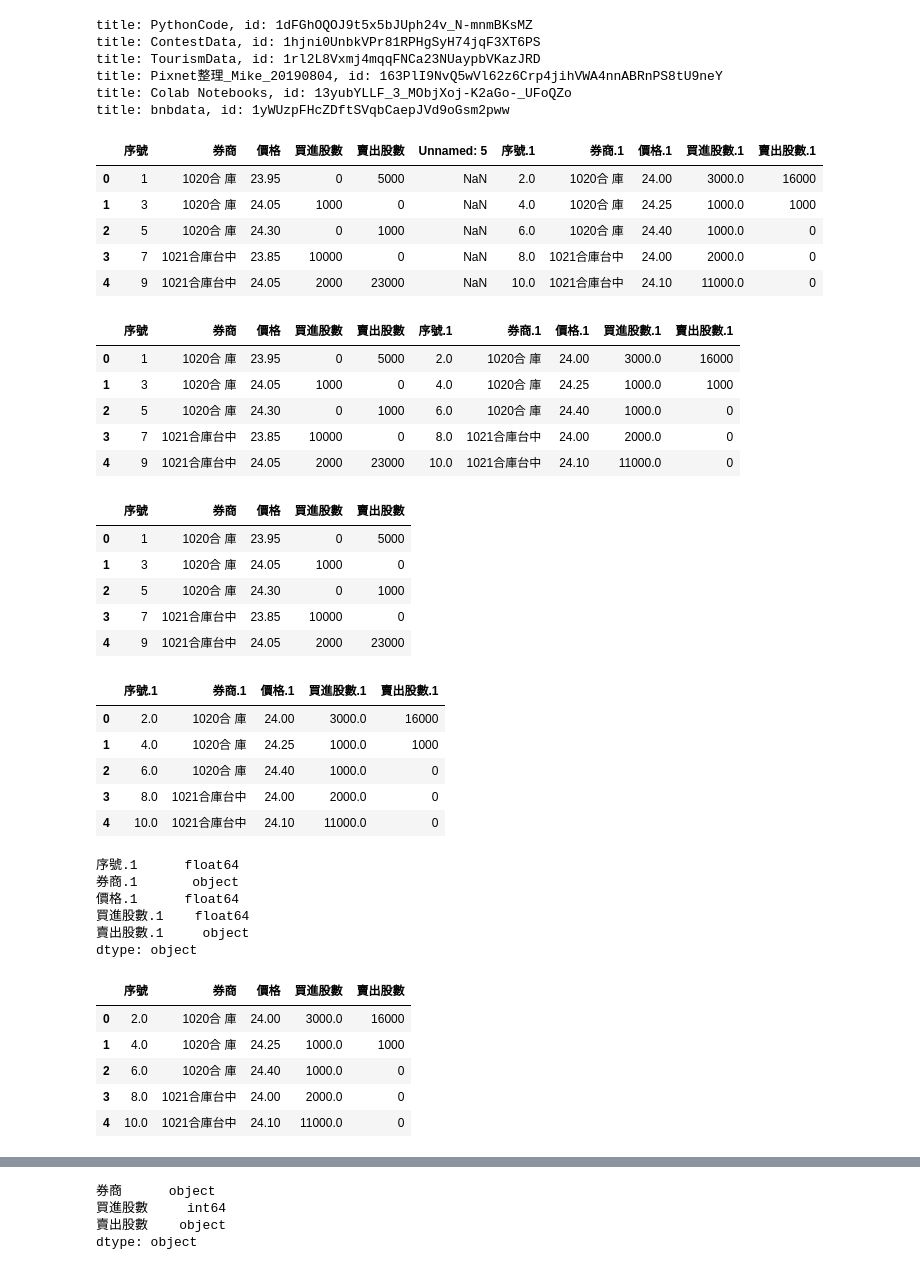
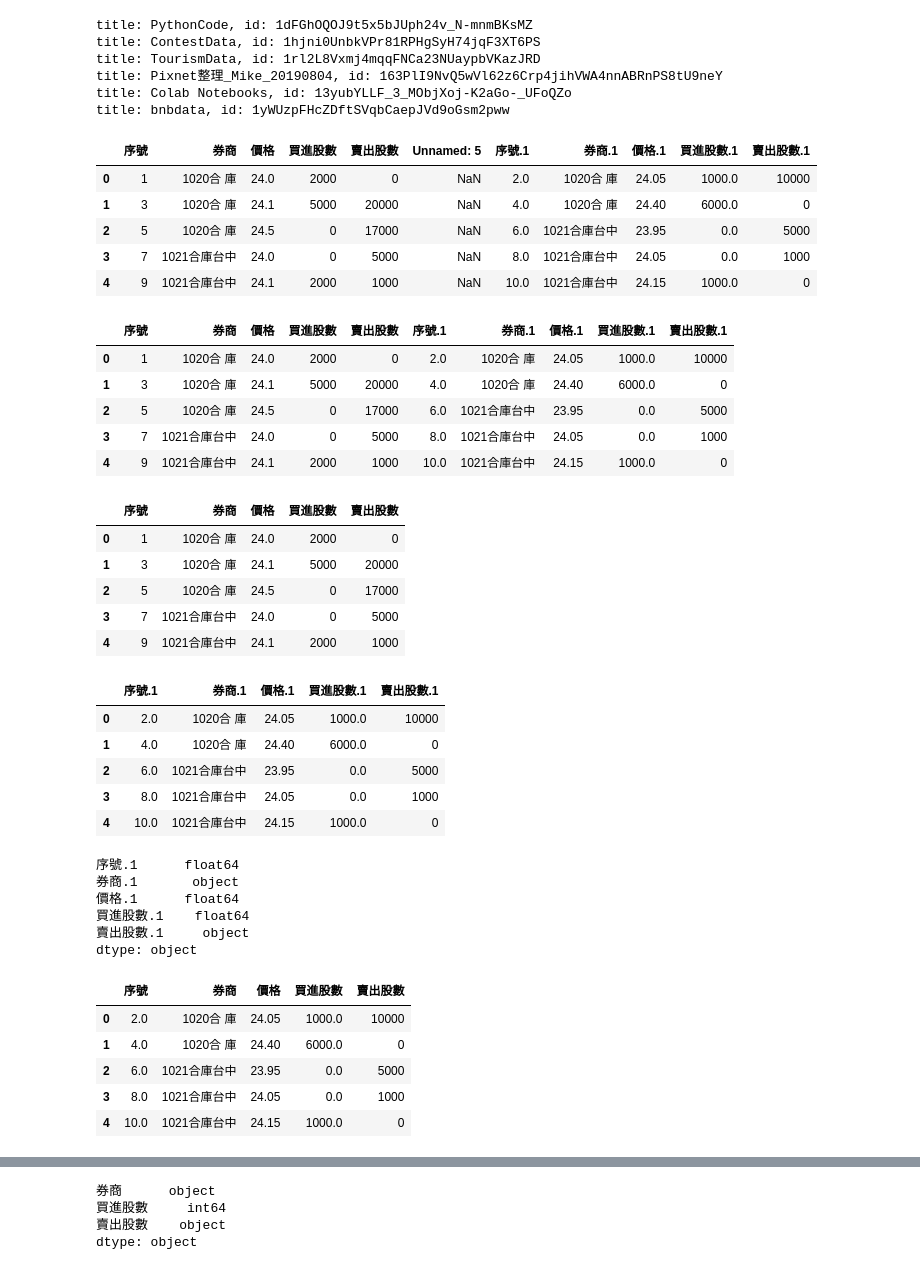
Before and after one commit to cwcheng0/practicepython, a Jupyter notebook: TaiwanStockCount.ipynb, the cells around one changed output, grey strips where cells are left out. Drawn from its saved outputs; the diff is of its cells as text; code cells hidden in the pictures.

```diff
--- a/TaiwanStockCount.ipynb
+++ b/TaiwanStockCount.ipynb
@@ -54,29 +54,29 @@ title: bnbdata, id: 1yWUzpFHcZDftSVqbCaepJVd9oGsm2pww
 # %%
 # Check first 5 rows in a file
 # from tabula import
-df = pd.read_csv('/content/gdrive/My Drive/ContestData/FinanceData/2353_20200907.csv',encoding='big5hkscs',skiprows=2)
+df = pd.read_csv('/content/gdrive/My Drive/ContestData/FinanceData/2353_20200908.csv',encoding='big5hkscs',skiprows=2)
 
 # Notice datatypes changed in some columns.
 # Check first few rows.
 df.head()
 # %% [output]
 |  | 序號 | 券商 | 價格 | 買進股數 | 賣出股數 | Unnamed: 5 | 序號.1 | 券商.1 | 價格.1 | 買進股數.1 | 賣出股數.1 |
-| 0 | 1 | 1020合 庫 | 23.95 | 0 | 5000 | NaN | 2.0 | 1020合 庫 | 24.00 | 3000.0 | 16000 |
-| 1 | 3 | 1020合 庫 | 24.05 | 1000 | 0 | NaN | 4.0 | 1020合 庫 | 24.25 | 1000.0 | 1000 |
-| 2 | 5 | 1020合 庫 | 24.30 | 0 | 1000 | NaN | 6.0 | 1020合 庫 | 24.40 | 1000.0 | 0 |
-| 3 | 7 | 1021合庫台中 | 23.85 | 10000 | 0 | NaN | 8.0 | 1021合庫台中 | 24.00 | 2000.0 | 0 |
-| 4 | 9 | 1021合庫台中 | 24.05 | 2000 | 23000 | NaN | 10.0 | 1021合庫台中 | 24.10 | 11000.0 | 0 |
+| 0 | 1 | 1020合 庫 | 24.0 | 2000 | 0 | NaN | 2.0 | 1020合 庫 | 24.05 | 1000.0 | 10000 |
+| 1 | 3 | 1020合 庫 | 24.1 | 5000 | 20000 | NaN | 4.0 | 1020合 庫 | 24.40 | 6000.0 | 0 |
+| 2 | 5 | 1020合 庫 | 24.5 | 0 | 17000 | NaN | 6.0 | 1021合庫台中 | 23.95 | 0.0 | 5000 |
+| 3 | 7 | 1021合庫台中 | 24.0 | 0 | 5000 | NaN | 8.0 | 1021合庫台中 | 24.05 | 0.0 | 1000 |
+| 4 | 9 | 1021合庫台中 | 24.1 | 2000 | 1000 | NaN | 10.0 | 1021合庫台中 | 24.15 | 1000.0 | 0 |
 # %%
 # Drop some columns.
 df = df.drop(df.columns[[5]], axis=1)
 df.head()
 # %% [output]
 |  | 序號 | 券商 | 價格 | 買進股數 | 賣出股數 | 序號.1 | 券商.1 | 價格.1 | 買進股數.1 | 賣出股數.1 |
-| 0 | 1 | 1020合 庫 | 23.95 | 0 | 5000 | 2.0 | 1020合 庫 | 24.00 | 3000.0 | 16000 |
-| 1 | 3 | 1020合 庫 | 24.05 | 1000 | 0 | 4.0 | 1020合 庫 | 24.25 | 1000.0 | 1000 |
-| 2 | 5 | 1020合 庫 | 24.30 | 0 | 1000 | 6.0 | 1020合 庫 | 24.40 | 1000.0 | 0 |
-| 3 | 7 | 1021合庫台中 | 23.85 | 10000 | 0 | 8.0 | 1021合庫台中 | 24.00 | 2000.0 | 0 |
-| 4 | 9 | 1021合庫台中 | 24.05 | 2000 | 23000 | 10.0 | 1021合庫台中 | 24.10 | 11000.0 | 0 |
+| 0 | 1 | 1020合 庫 | 24.0 | 2000 | 0 | 2.0 | 1020合 庫 | 24.05 | 1000.0 | 10000 |
+| 1 | 3 | 1020合 庫 | 24.1 | 5000 | 20000 | 4.0 | 1020合 庫 | 24.40 | 6000.0 | 0 |
+| 2 | 5 | 1020合 庫 | 24.5 | 0 | 17000 | 6.0 | 1021合庫台中 | 23.95 | 0.0 | 5000 |
+| 3 | 7 | 1021合庫台中 | 24.0 | 0 | 5000 | 8.0 | 1021合庫台中 | 24.05 | 0.0 | 1000 |
+| 4 | 9 | 1021合庫台中 | 24.1 | 2000 | 1000 | 10.0 | 1021合庫台中 | 24.15 | 1000.0 | 0 |
 # %%
 # Split fields into 2 files.
 # Copy files
@@ -86,22 +86,22 @@ df1 = df1.drop(df.columns[[5,6,7,8,9]], axis=1)
 df1.head()
 # %% [output]
 |  | 序號 | 券商 | 價格 | 買進股數 | 賣出股數 |
-| 0 | 1 | 1020合 庫 | 23.95 | 0 | 5000 |
-| 1 | 3 | 1020合 庫 | 24.05 | 1000 | 0 |
-| 2 | 5 | 1020合 庫 | 24.30 | 0 | 1000 |
-| 3 | 7 | 1021合庫台中 | 23.85 | 10000 | 0 |
-| 4 | 9 | 1021合庫台中 | 24.05 | 2000 | 23000 |
+| 0 | 1 | 1020合 庫 | 24.0 | 2000 | 0 |
+| 1 | 3 | 1020合 庫 | 24.1 | 5000 | 20000 |
+| 2 | 5 | 1020合 庫 | 24.5 | 0 | 17000 |
+| 3 | 7 | 1021合庫台中 | 24.0 | 0 | 5000 |
+| 4 | 9 | 1021合庫台中 | 24.1 | 2000 | 1000 |
 # %%
 # Do it again
 df2 = df2.drop(df2.columns[[0,1,2,3,4]], axis=1)
 df2.head()
 # %% [output]
 |  | 序號.1 | 券商.1 | 價格.1 | 買進股數.1 | 賣出股數.1 |
-| 0 | 2.0 | 1020合 庫 | 24.00 | 3000.0 | 16000 |
-| 1 | 4.0 | 1020合 庫 | 24.25 | 1000.0 | 1000 |
-| 2 | 6.0 | 1020合 庫 | 24.40 | 1000.0 | 0 |
-| 3 | 8.0 | 1021合庫台中 | 24.00 | 2000.0 | 0 |
-| 4 | 10.0 | 1021合庫台中 | 24.10 | 11000.0 | 0 |
+| 0 | 2.0 | 1020合 庫 | 24.05 | 1000.0 | 10000 |
+| 1 | 4.0 | 1020合 庫 | 24.40 | 6000.0 | 0 |
+| 2 | 6.0 | 1021合庫台中 | 23.95 | 0.0 | 5000 |
+| 3 | 8.0 | 1021合庫台中 | 24.05 | 0.0 | 1000 |
+| 4 | 10.0 | 1021合庫台中 | 24.15 | 1000.0 | 0 |
 # %%
 # check datatypes
 df2.dtypes
@@ -118,11 +118,11 @@ df2.columns = ['序號', '券商', '價格', '買進股數', '賣出股數']
 df2.head()
 # %% [output]
 |  | 序號 | 券商 | 價格 | 買進股數 | 賣出股數 |
-| 0 | 2.0 | 1020合 庫 | 24.00 | 3000.0 | 16000 |
-| 1 | 4.0 | 1020合 庫 | 24.25 | 1000.0 | 1000 |
-| 2 | 6.0 | 1020合 庫 | 24.40 | 1000.0 | 0 |
-| 3 | 8.0 | 1021合庫台中 | 24.00 | 2000.0 | 0 |
-| 4 | 10.0 | 1021合庫台中 | 24.10 | 11000.0 | 0 |
+| 0 | 2.0 | 1020合 庫 | 24.05 | 1000.0 | 10000 |
+| 1 | 4.0 | 1020合 庫 | 24.40 | 6000.0 | 0 |
+| 2 | 6.0 | 1021合庫台中 | 23.95 | 0.0 | 5000 |
+| 3 | 8.0 | 1021合庫台中 | 24.05 | 0.0 | 1000 |
+| 4 | 10.0 | 1021合庫台中 | 24.15 | 1000.0 | 0 |
 # %%
 # Check last row data
 df2.tail()
```
Also changed, not shown: parts of 16 cells of this notebook.
